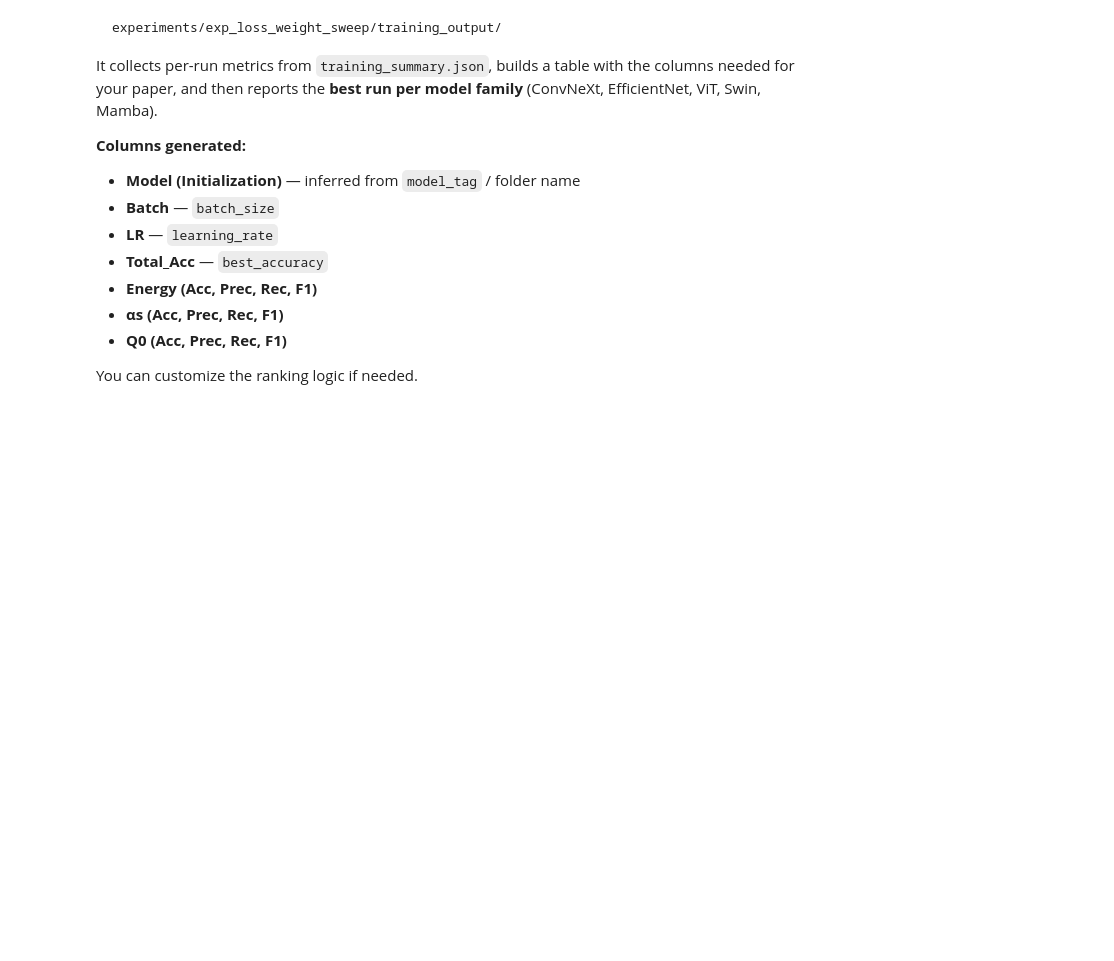
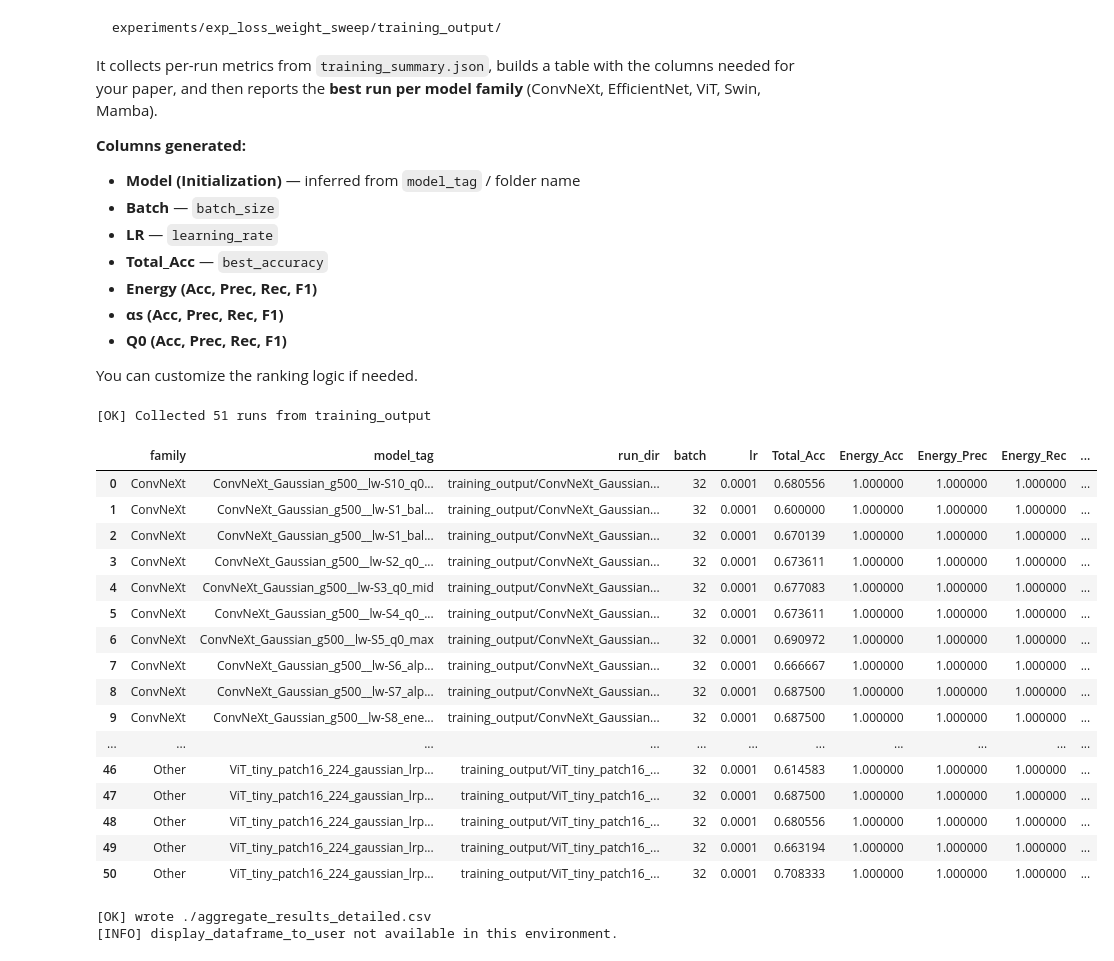
Before and after one commit to hmehryar/ml-jet-param-predictor, a Jupyter notebook: experiments/exp_loss_weight_sweep/aggregate_sweep_results.ipynb, the cells around one changed output. Saved outputs shown, nothing was run; the diff lists cells and outputs as text; code cells hidden in the pictures; blank space fills up the shorter version.

```diff
--- a/experiments/exp_loss_weight_sweep/aggregate_sweep_results.ipynb
+++ b/experiments/exp_loss_weight_sweep/aggregate_sweep_results.ipynb
@@ -24,8 +24,8 @@ You can customize the ranking logic if needed.
 # %%
 
 # --- CONFIG ---
-ROOT = "experiments/exp_loss_weight_sweep/training_output"   # path to run folders
-OUT_DIR = "experiments/exp_loss_weight_sweep"                # where to write CSVs
+ROOT = "training_output/"   # path to run folders
+OUT_DIR = ""                # where to write CSVs
 
 # If running from a different CWD, you can set absolute paths:
 # ROOT = "/wsu/home/.../experiments/exp_loss_weight_sweep/training_output"
@@ -96,36 +96,59 @@ for run_dir in sorted(ROOT.iterdir()):
 
     model_tag = js.get("model_tag") or run_dir.name
     family = infer_family(model_tag, run_dir.name)
 
     # Scalars
     batch = js.get("batch_size")
     lr    = js.get("learning_rate")
     total_acc = js.get("best_accuracy")
 
     # Per-head tuples
     e_acc, e_prec, e_rec, e_f1 = tuple4(js, "best_model_metrics.energy")
     a_acc, a_prec, a_rec, a_f1 = tuple4(js, "best_model_metrics.alpha")
     q_acc, q_prec, q_rec, q_f1 = tuple4(js, "best_model_metrics.q0")
 
     rows.append({
         "family": family,
         "model_tag": model_tag,
         "run_dir": str(run_dir),
         "batch": batch,
         "lr": lr,
         "Total_Acc": total_acc,
         "Energy_Acc": e_acc, "Energy_Prec": e_prec, "Energy_Rec": e_rec, "Energy_F1": e_f1,
         "Alpha_Acc": a_acc,  "Alpha_Prec": a_prec,  "Alpha_Rec": a_rec,  "Alpha_F1": a_f1,
         "Q0_Acc": q_acc,     "Q0_Prec": q_prec,     "Q0_Rec": q_rec,     "Q0_F1": q_f1,
     })
 
 import pandas as pd
 df = pd.DataFrame(rows)
 print(f"[OK] Collected {len(df)} runs from {ROOT}")
 df.head()
+display(df)
+# %% [output]
+[OK] Collected 51 runs from training_output
+|  | family | model_tag | run_dir | batch | lr | Total_Acc | Energy_Acc | Energy_Prec | Energy_Rec | ... |
+| 0 | ConvNeXt | ConvNeXt_Gaussian_g500__lw-S10_q0... | training_output/ConvNeXt_Gaussian... | 32 | 0.0001 | 0.680556 | 1.000000 | 1.000000 | 1.000000 | ... |
+| 1 | ConvNeXt | ConvNeXt_Gaussian_g500__lw-S1_bal... | training_output/ConvNeXt_Gaussian... | 32 | 0.0001 | 0.600000 | 1.000000 | 1.000000 | 1.000000 | ... |
+| 2 | ConvNeXt | ConvNeXt_Gaussian_g500__lw-S1_bal... | training_output/ConvNeXt_Gaussian... | 32 | 0.0001 | 0.670139 | 1.000000 | 1.000000 | 1.000000 | ... |
+| 3 | ConvNeXt | ConvNeXt_Gaussian_g500__lw-S2_q0_... | training_output/ConvNeXt_Gaussian... | 32 | 0.0001 | 0.673611 | 1.000000 | 1.000000 | 1.000000 | ... |
+| 4 | ConvNeXt | ConvNeXt_Gaussian_g500__lw-S3_q0_mid | training_output/ConvNeXt_Gaussian... | 32 | 0.0001 | 0.677083 | 1.000000 | 1.000000 | 1.000000 | ... |
+| 5 | ConvNeXt | ConvNeXt_Gaussian_g500__lw-S4_q0_... | training_output/ConvNeXt_Gaussian... | 32 | 0.0001 | 0.673611 | 1.000000 | 1.000000 | 1.000000 | ... |
+| 6 | ConvNeXt | ConvNeXt_Gaussian_g500__lw-S5_q0_max | training_output/ConvNeXt_Gaussian... | 32 | 0.0001 | 0.690972 | 1.000000 | 1.000000 | 1.000000 | ... |
+| 7 | ConvNeXt | ConvNeXt_Gaussian_g500__lw-S6_alp... | training_output/ConvNeXt_Gaussian... | 32 | 0.0001 | 0.666667 | 1.000000 | 1.000000 | 1.000000 | ... |
+| 8 | ConvNeXt | ConvNeXt_Gaussian_g500__lw-S7_alp... | training_output/ConvNeXt_Gaussian... | 32 | 0.0001 | 0.687500 | 1.000000 | 1.000000 | 1.000000 | ... |
+| 9 | ConvNeXt | ConvNeXt_Gaussian_g500__lw-S8_ene... | training_output/ConvNeXt_Gaussian... | 32 | 0.0001 | 0.687500 | 1.000000 | 1.000000 | 1.000000 | ... |
+| ... | ... | ... | ... | ... | ... | ... | ... | ... | ... | ... |
+| 46 | Other | ViT_tiny_patch16_224_gaussian_lrp... | training_output/ViT_tiny_patch16_... | 32 | 0.0001 | 0.614583 | 1.000000 | 1.000000 | 1.000000 | ... |
+| 47 | Other | ViT_tiny_patch16_224_gaussian_lrp... | training_output/ViT_tiny_patch16_... | 32 | 0.0001 | 0.687500 | 1.000000 | 1.000000 | 1.000000 | ... |
+| 48 | Other | ViT_tiny_patch16_224_gaussian_lrp... | training_output/ViT_tiny_patch16_... | 32 | 0.0001 | 0.680556 | 1.000000 | 1.000000 | 1.000000 | ... |
+| 49 | Other | ViT_tiny_patch16_224_gaussian_lrp... | training_output/ViT_tiny_patch16_... | 32 | 0.0001 | 0.663194 | 1.000000 | 1.000000 | 1.000000 | ... |
+| 50 | Other | ViT_tiny_patch16_224_gaussian_lrp... | training_output/ViT_tiny_patch16_... | 32 | 0.0001 | 0.708333 | 1.000000 | 1.000000 | 1.000000 | ... |
 # %%
 
-full_csv = OUT_DIR / "aggregate_results_detailed.csv"
+from os import path
+
+
+full_csv = path.join(OUT_DIR, "aggregate_results_detailed.csv")
 df.to_csv(full_csv, index=False)
 print(f"[OK] wrote {full_csv}")
 
@@ -135,6 +158,9 @@ try:
     display_dataframe_to_user("Loss-Weight Sweep — Full Results", df)
 except Exception as e:
     print("[INFO] display_dataframe_to_user not available in this environment.")
+# %% [output]
+[OK] wrote ./aggregate_results_detailed.csv
+[INFO] display_dataframe_to_user not available in this environment.
 # %%
 
 # Rank by Total_Acc, tie-break on Q0_F1 (most challenging head)
```
Also changed, not shown: parts of 3 cells of this notebook.
